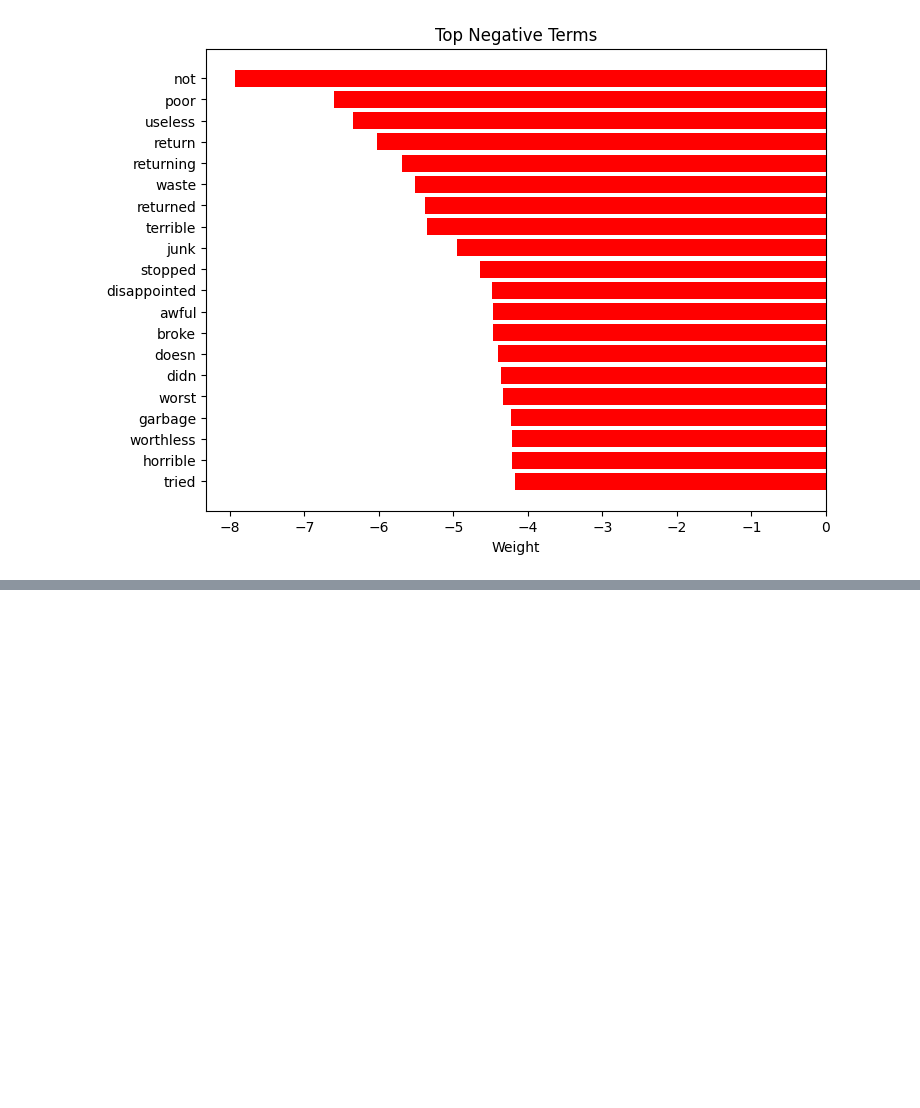
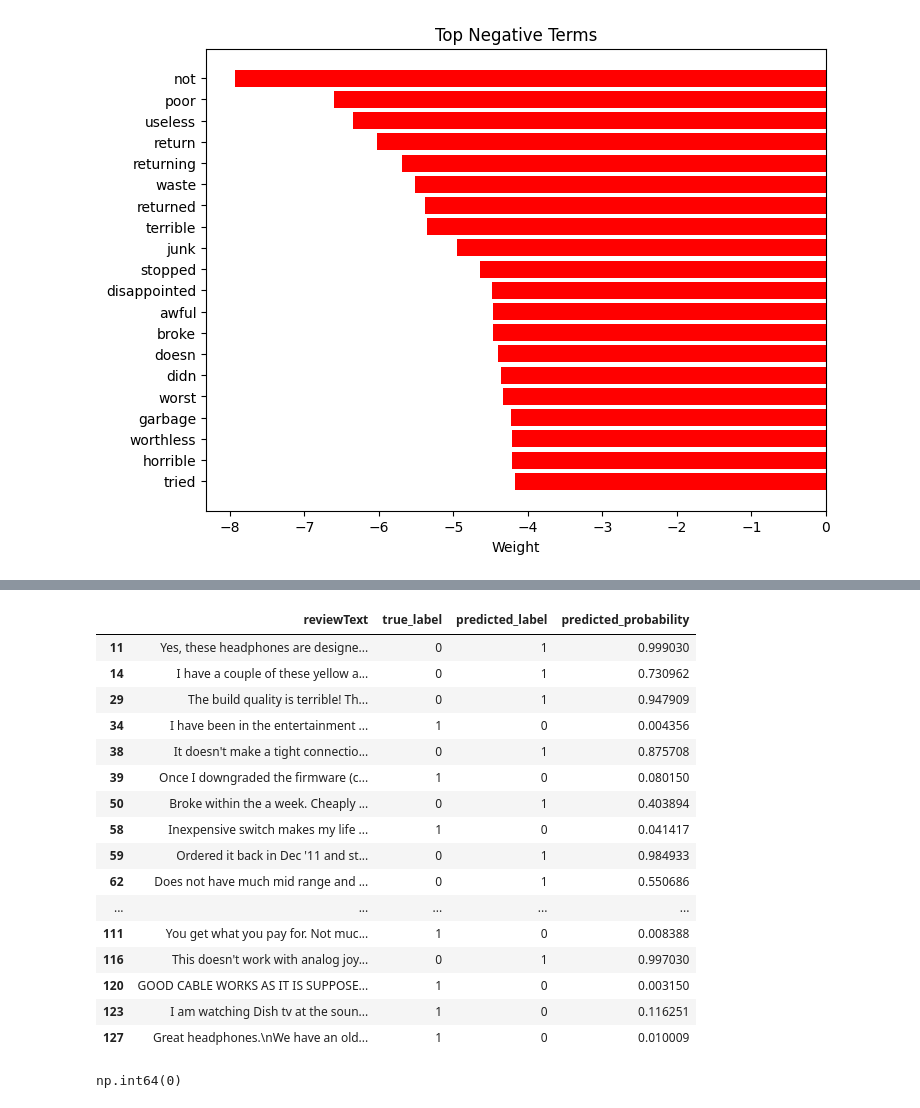
Before and after one commit to trandamkhanh311207-glitch/amazon-sentiment-analysis, a Jupyter notebook: notebooks/main.ipynb, the cells around one changed output, grey strips where cells are left out. Cells and saved outputs as stored; diff of their text form; code cells hidden in the pictures; blank space fills up the shorter version.

```diff
--- a/notebooks/main.ipynb
+++ b/notebooks/main.ipynb
@@ -738,0 +1091,57 @@ plt.show()
+# %%
+from sklearn.model_selection import train_test_split
+import pandas as pd
+import numpy as np
+
+x_text = df["reviewText"].astype(str)
+y_binary = df["sentiment"].map({
+    "negative": 0,
+    "positive": 1
+})
+
+x_train_text, x_test_text, y_train, y_test = train_test_split(
+    x_text,
+    y_binary,
+    test_size=0.2,
+    random_state=42,
+    stratify=y_binary
+)
+
+best_threshold = threshold_results.loc[threshold_results["f1"].idxmax(), "threshold"]
+y_pred_best = (y_probs >= best_threshold).astype(int)
+
+misclassified = pd.DataFrame({
+    "reviewText": x_test_text.reset_index(drop=True),
+    "true_label": y_test.reset_index(drop=True),
+    "predicted_label": y_pred_best,
+    "predicted_probability": y_probs
+})
+
+
+misclassified = misclassified[
+    misclassified["true_label"] != misclassified["predicted_label"]
+].copy()
+
+misclassified.head(20)
+# %% [output]
+|  | reviewText | true_label | predicted_label | predicted_probability |
+| 11 | Yes, these headphones are designe... | 0 | 1 | 0.999030 |
+| 14 | I have a couple of these yellow a... | 0 | 1 | 0.730962 |
+| 29 | The build quality is terrible! Th... | 0 | 1 | 0.947909 |
+| 34 | I have been in the entertainment ... | 1 | 0 | 0.004356 |
+| 38 | It doesn't make a tight connectio... | 0 | 1 | 0.875708 |
+| 39 | Once I downgraded the firmware (c... | 1 | 0 | 0.080150 |
+| 50 | Broke within the a week. Cheaply ... | 0 | 1 | 0.403894 |
+| 58 | Inexpensive switch makes my life ... | 1 | 0 | 0.041417 |
+| 59 | Ordered it back in Dec '11 and st... | 0 | 1 | 0.984933 |
+| 62 | Does not have much mid range and ... | 0 | 1 | 0.550686 |
+| ... | ... | ... | ... | ... |
+| 111 | You get what you pay for. Not muc... | 1 | 0 | 0.008388 |
+| 116 | This doesn't work with analog joy... | 0 | 1 | 0.997030 |
+| 120 | GOOD CABLE WORKS AS IT IS SUPPOSE... | 1 | 0 | 0.003150 |
+| 123 | I am watching Dish tv at the soun... | 1 | 0 | 0.116251 |
+| 127 | Great headphones.\nWe have an old... | 1 | 0 | 0.010009 |
+# %%
+(misclassified["true_label"] == misclassified["predicted_label"]).sum()
+# %% [output]
+np.int64(0)
```
Also changed, not shown: parts of 27 cells of this notebook, 7 other files.
